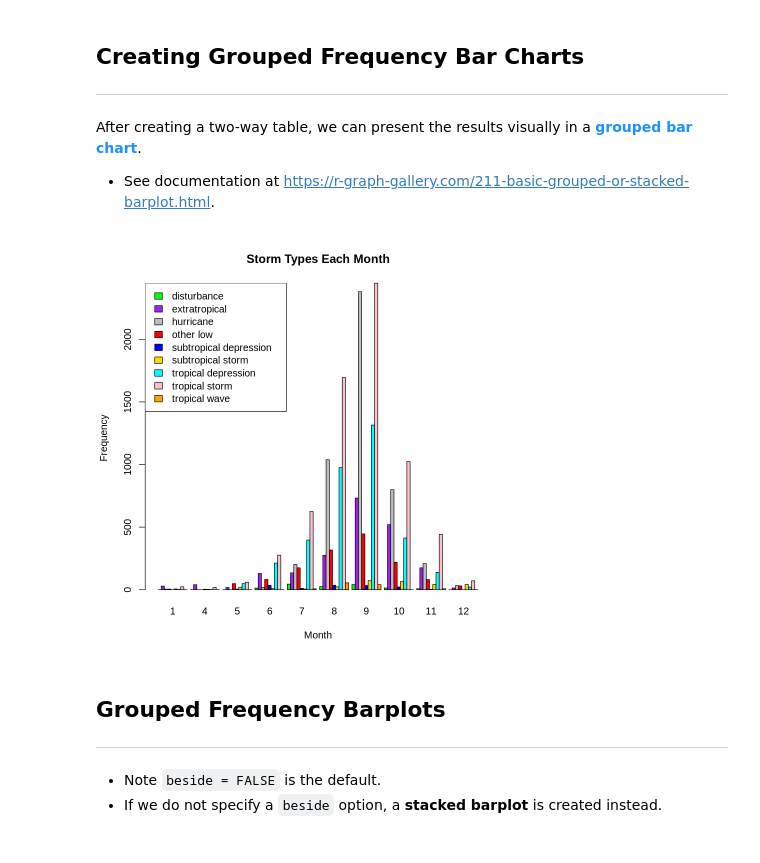
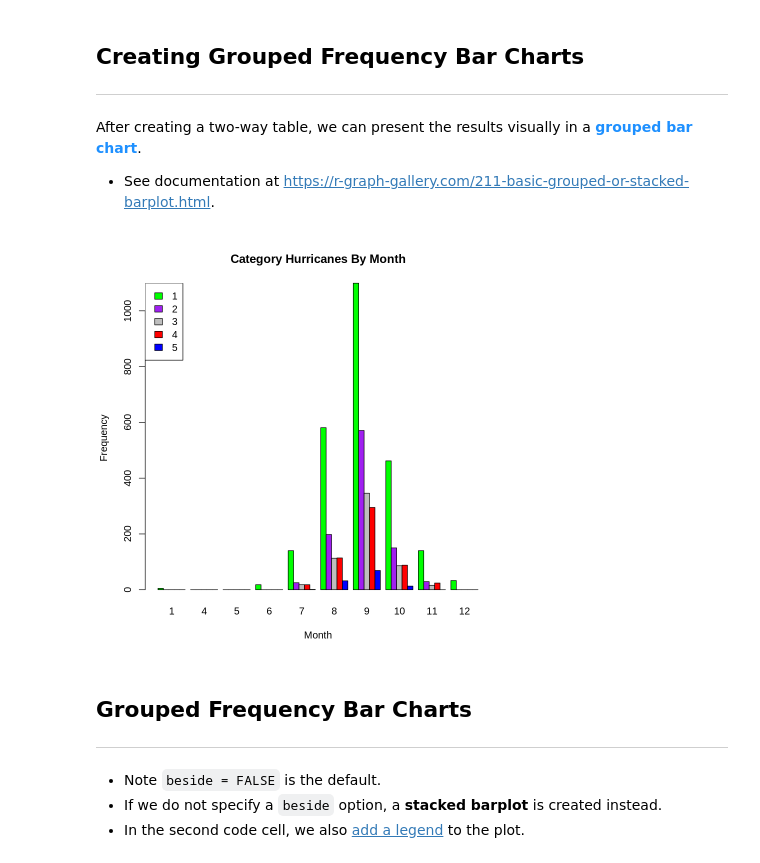
Before and after one commit to CU-Denver-MathStats-OER/Statistical-Theory, a Jupyter notebook: Appendix/Overview-of-Plots.ipynb, the cells around one changed output. Cells and saved outputs as stored; diff of their text form; code cells hidden in the pictures.

```diff
--- a/Appendix/Overview-of-Plots.ipynb
+++ b/Appendix/Overview-of-Plots.ipynb
@@ -459,4 +479,5 @@ The command `table(x, y)` will similarly create a two-way table to compare `x` a
 # %%
-con.table <- table(storms$status, storms$month)
-con.table
+# Create a contingency table for status and month
+con.table <- table(storms$category, storms$month)
+con.table  # print output to screen
 # %% [output]
@@ -479,26 +496,27 @@ After creating a two-way table, we can present the results visually in a <font c
 
 -  See documentation at <https://r-graph-gallery.com/211-basic-grouped-or-stacked-barplot.html>.
 # %%
-# create a vector of colors
-my.colors <- c("green", "purple", "grey", "red",
-       "blue", "gold", "cyan", "pink", "orange")
+# Create a vector of colors
+my.colors2 <- c("green", "purple", "grey", "red", "blue")
 
-# create side by side bar chart
+# Create side by side bar chart
 barplot(con.table,  # use counts from contingency table
         beside = TRUE,  # groups side-by-side
-        main = "Storm Types Each Month",  # main title
+        main = "Category Hurricanes By Month",  # main title
         xlab = "Month",  # horizontal axis label
-        col = my.colors,  # color of bars
+        col = my.colors2,  # fill color of bars
         ylab = "Frequency")  # vertical axis label
 
+# Add a legend to plot
 legend(x="topleft",  # place legend in top left
-       legend=rownames(con.table),  # get labels
-       fill = my.colors)  # use same colors
+       legend=rownames(con.table),  # get labels from rowname in contingency table
+       fill = my.colors2)  # use same fill colors
 # %% [output]
-[figure, old version]
+[figure, new version]
 # %% [markdown]
-## <a name="grouped">Grouped Frequency Barplots</a>
+## <a name="grouped">Grouped Frequency Bar Charts</a>
 ---
 
 -   Note `beside = FALSE` is the default.
 -   If we do not specify a `beside` option, a **stacked barplot** is created instead.
+-   In the second code cell, we also [add a legend](#legend) to the plot.
```
Also changed, not shown: parts of 92 cells of this notebook.
